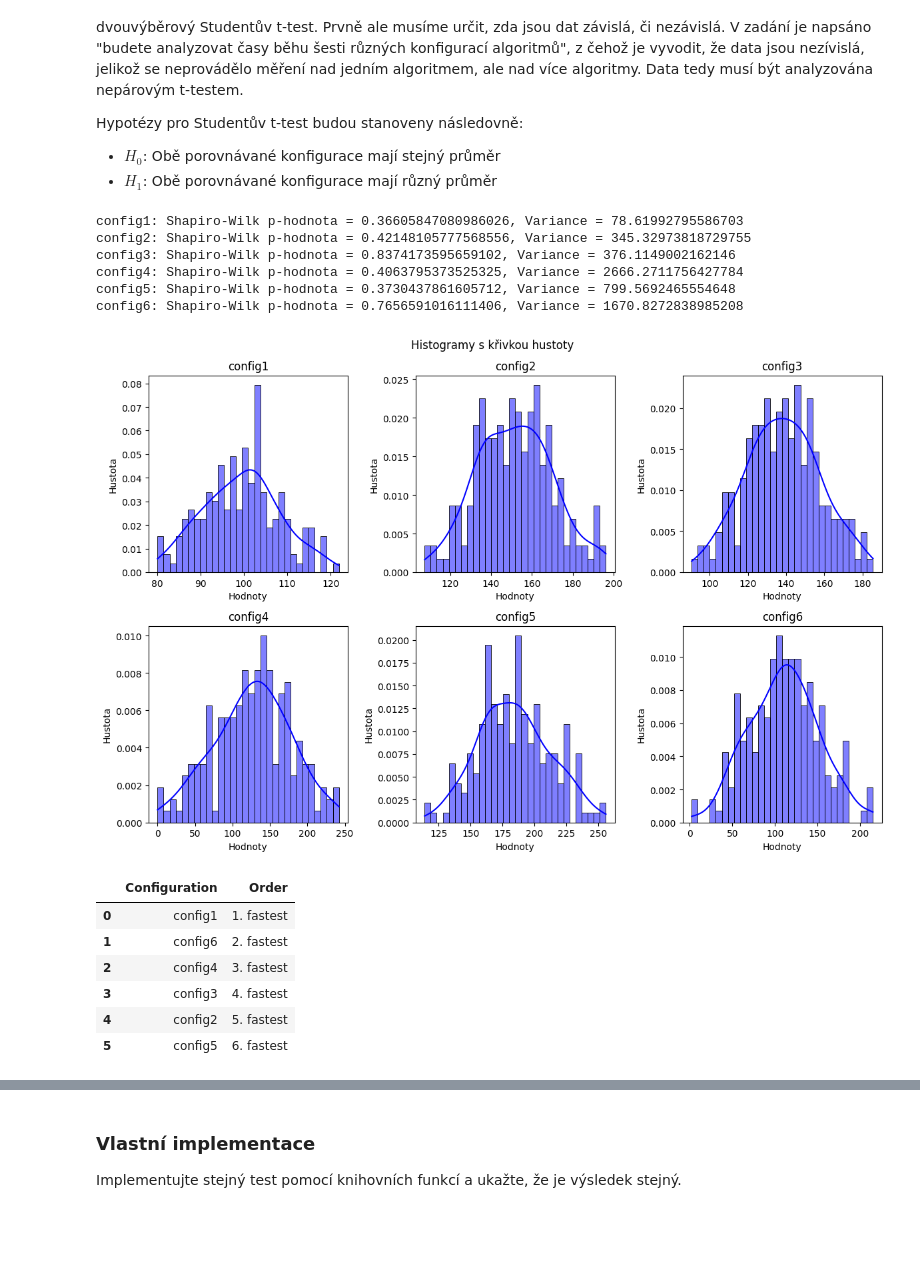
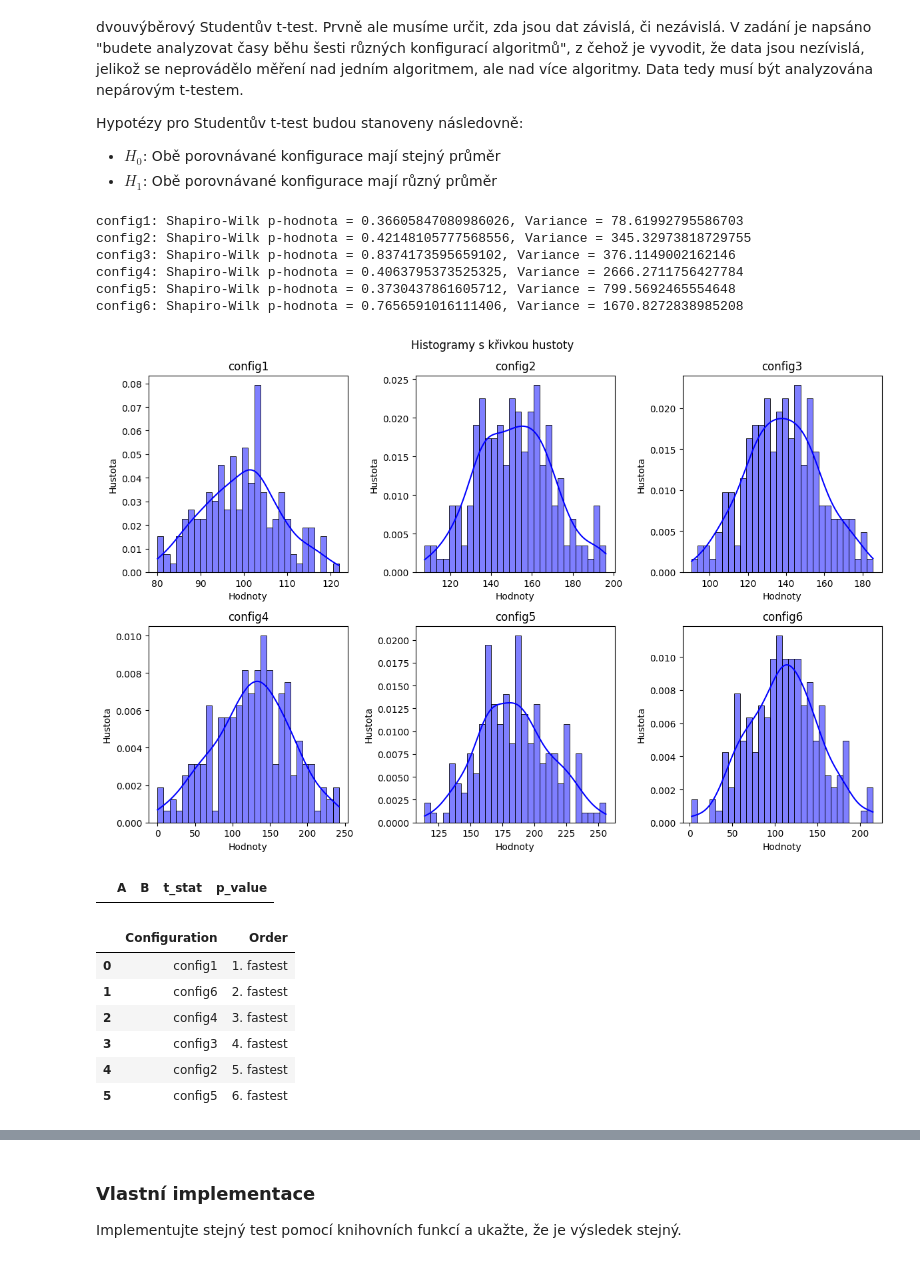
Before and after one commit to Explosiver001/MSP-Projekt1, a Jupyter notebook: proj1.ipynb, the cells around one changed output, grey strips where cells are left out. Cells and saved outputs as stored; diff of their text form; code cells hidden in the pictures; blank space fills up the shorter version.

```diff
--- a/proj1.ipynb
+++ b/proj1.ipynb
@@ -240,42 +240,46 @@ for index, (config, data) in enumerate(data_dict.items()):
 
 # vykreslení
 fig.suptitle(f'Histogramy s křivkou hustoty')
 fig.tight_layout()
 plt.show()
 
 # porovnání všech konfigurací
 results = []
 for index, (config1, data1) in enumerate(data_dict.items()):
     for config2, data2 in list(data_dict.items()):
         if config1 == config2:
             continue
-        t_stat, _ = stats.ttest_ind(data1, data2, equal_var=False)
-        results.append({'A': config1, 'B': config2, 't_stat': t_stat})
+        t_stat, p_value = stats.ttest_ind(data1, data2, equal_var=False)
+        results.append({'A': config1, 'B': config2, 't_stat': t_stat, 'p_value': p_value})
 
 # porovnání výsledků t-testu
 rdf = pd.DataFrame(results)
+
+# zobrazení porovnání, kde je p-hodnota vyšší než 0.05
+display(rdf[rdf['p_value'] >= 0.05])
 
 # výpočet pozitivních hodnot (počet pozitivních hodnot prozrazuje pořadí konfigurace)
 find_order = lambda x: f"{len(list(filter(lambda y: y >= 0, x))) + 1}. fastest"
 tmp_data = rdf.groupby('A')['t_stat'].apply(find_order).sort_values()
 
 # zobrazení výsledku
 pd.DataFrame({'Configuration': tmp_data.keys(), 'Order': tmp_data.values})
 # %% [output]
 config1: Shapiro-Wilk p-hodnota = 0.36605847080986026, Variance = 78.61992795586703
 config2: Shapiro-Wilk p-hodnota = 0.42148105777568556, Variance = 345.32973818729755
 config3: Shapiro-Wilk p-hodnota = 0.8374173595659102, Variance = 376.1149002162146
 config4: Shapiro-Wilk p-hodnota = 0.4063795373525325, Variance = 2666.2711756427784
 config5: Shapiro-Wilk p-hodnota = 0.3730437861605712, Variance = 799.5692465554648
 config6: Shapiro-Wilk p-hodnota = 0.7656591016111406, Variance = 1670.8272838985208
 [figure]
-|  | Configuration | Order |
-| 0 | config1 | 1. fastest |
-| 1 | config6 | 2. fastest |
-| 2 | config4 | 3. fastest |
-| 3 | config3 | 4. fastest |
-| 4 | config2 | 5. fastest |
-| 5 | config5 | 6. fastest |
+|  | A | B | t_stat | p_value |
+|  | Configuration | Order |
+| 0 | config1 | 1. fastest |
+| 1 | config6 | 2. fastest |
+| 2 | config4 | 3. fastest |
+| 3 | config3 | 4. fastest |
+| 4 | config2 | 5. fastest |
+| 5 | config5 | 6. fastest |
 # %% [markdown]
 __OTÁZKA K DOPLNĚNÍ:__
 
```
Also changed, not shown: parts of 2 cells of this notebook.
